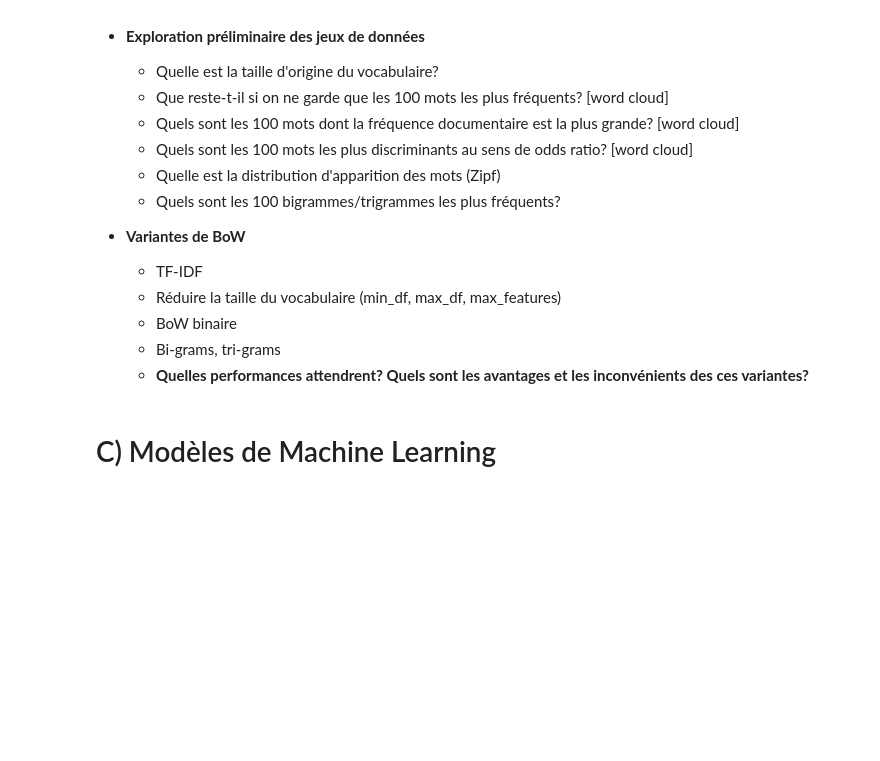
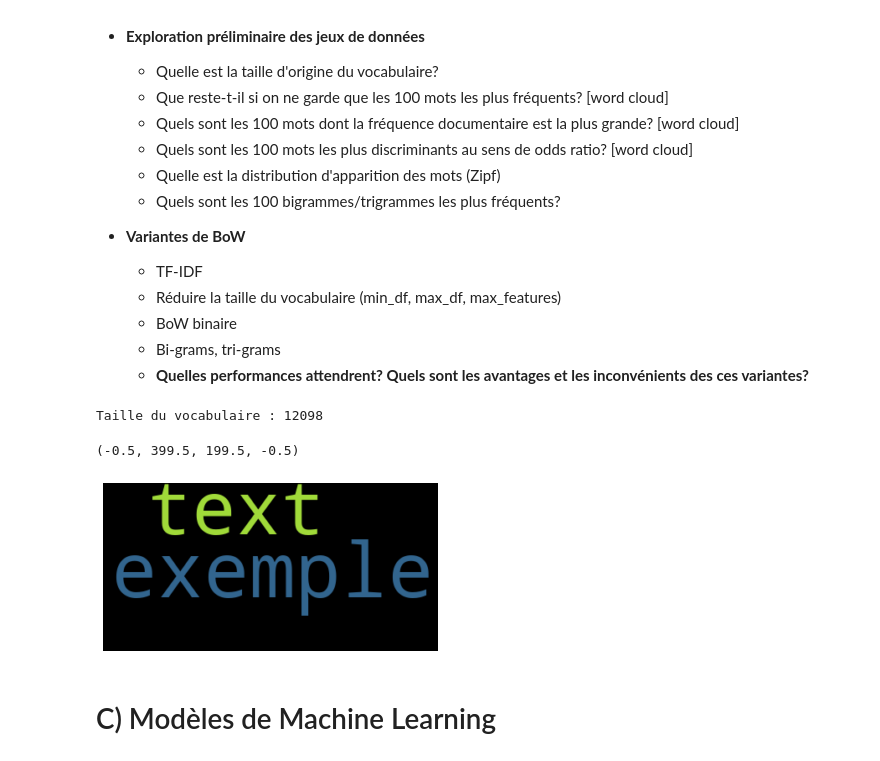
Before and after one commit to samynhl/RITAL-TMES, a Jupyter notebook: Bow-Presidents.ipynb, the cells around one changed output. Cells and saved outputs as stored; diff of their text form; code cells hidden in the pictures; blank space fills up the shorter version.

```diff
--- a/Bow-Presidents.ipynb
+++ b/Bow-Presidents.ipynb
@@ -226,3 +362,26 @@ print(dic_size)
+# %%
+# La taille d'origine du vocabulaire
+print('Taille du vocabulaire :', X.shape[1])
+# %% [output]
+Taille du vocabulaire : 12098
+# %%
+# Que se passe t'il si on ne garde que les 100 mots les plus fréquents
+from wordcloud import WordCloud
+
+# Get text:
+text = "this is exemple text"
+
+# Generate a word cloud image
+wordcloud = WordCloud().generate(text)
+
+# Display the generated image:
+# the matplotlib way:
+import matplotlib.pyplot as plt
+plt.imshow(wordcloud, interpolation='bilinear')
+plt.axis("off")
+# %% [output]
+(-0.5, 399.5, 199.5, -0.5)
+[figure, added]
 # %% [markdown]
 # C) Modèles de Machine Learning
 # %% [markdown]
```
Also changed, not shown: parts of 27 cells of this notebook, 2 other files.
